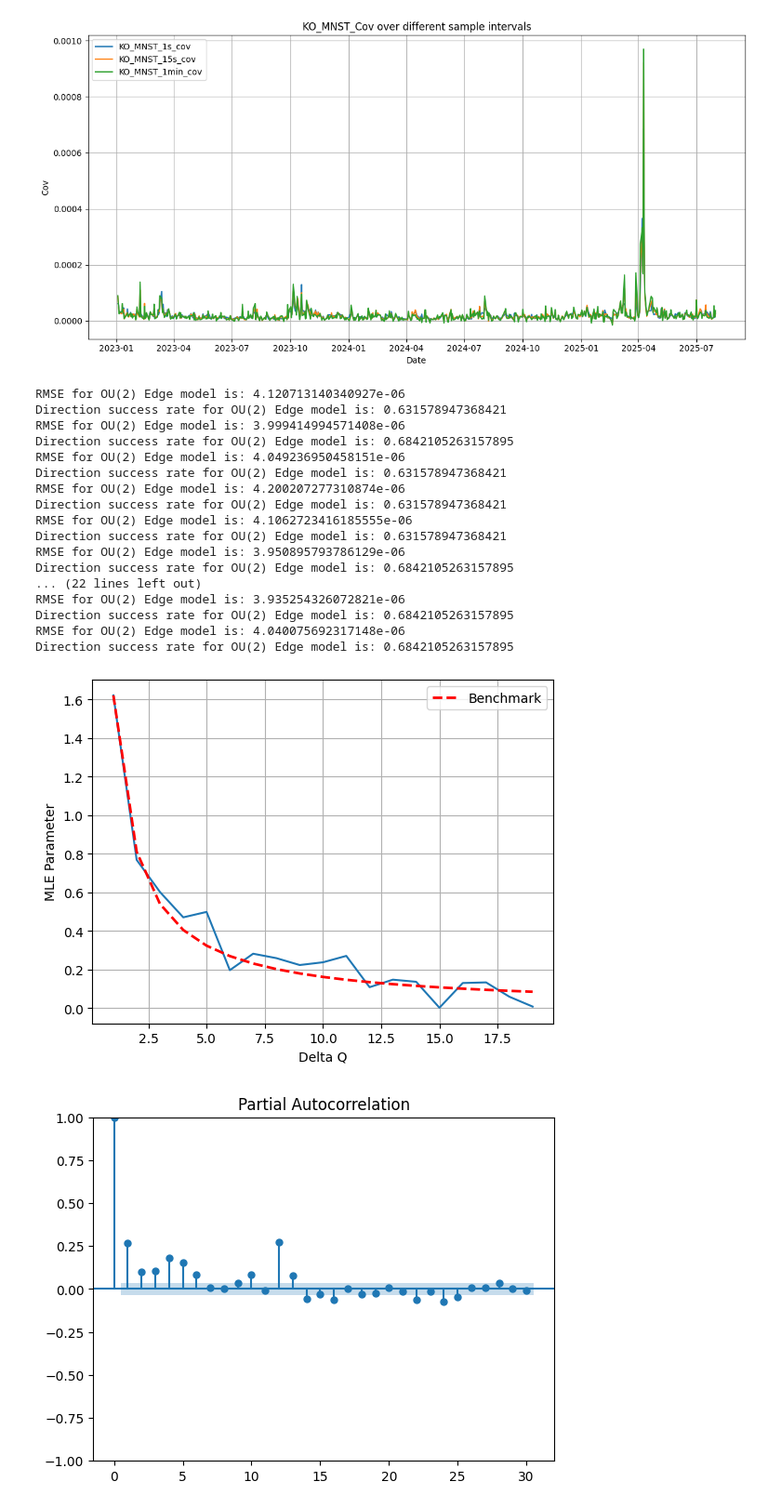
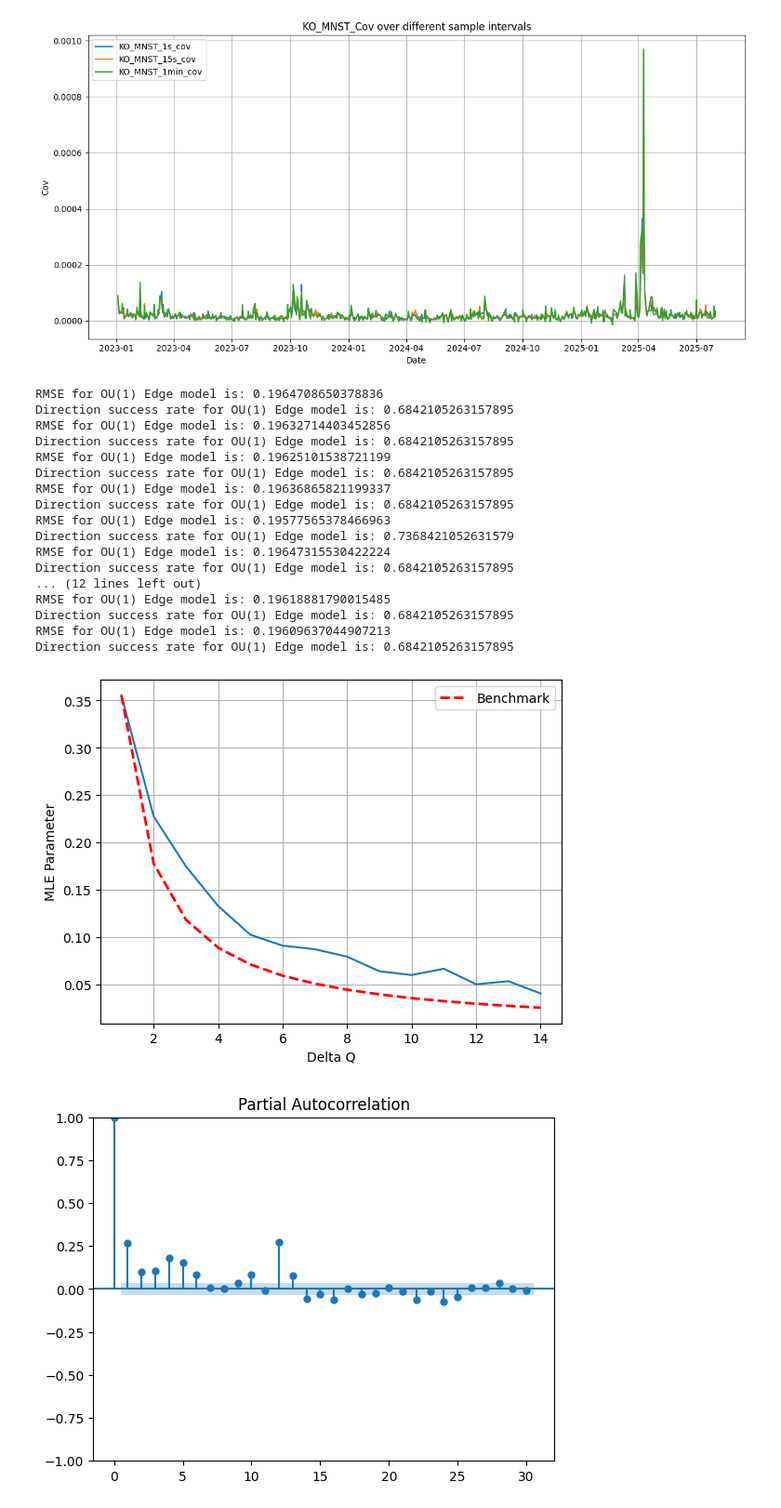
Before and after one commit to jiamingchen13/GraphOUEdge, a Jupyter notebook: Untitled.ipynb, the cells around one changed output. Shown at 93% size. Cells and saved outputs as stored; diff of their text form; code cells hidden in the pictures.

```diff
--- a/Untitled.ipynb
+++ b/Untitled.ipynb
@@ -141,10 +141,10 @@ plt.show()
 forecast_step = 1
 
 # Set hyperparameter gamma
-gamma = 21
+gamma = 11
 
 # Load the correlation data
-data = np.load('./data/LOBSTERdata/output/train/aggregate/cov.npz', allow_pickle=True)
+data = np.load('./data/LOBSTERdata/output/train/aggregate/corr.npz', allow_pickle=True)
 index = pd.to_datetime(data['timestamps'])
 corr_data = pd.DataFrame({key: data[key] for key in data.files if key != 'timestamps'}, index=index)
 
@@ -163,7 +163,7 @@ delta = 15
 Q_ = np.append(P_[::delta], P_[-1]) if (Y.shape[1] - 1) % delta != 0 else P_[::delta]
 
 # Testing data
-test_data = np.load('./data/LOBSTERdata/output/test/aggregate/cov.npz', allow_pickle=True)
+test_data = np.load('./data/LOBSTERdata/output/test/aggregate/corr.npz', allow_pickle=True)
 test_index = pd.to_datetime(test_data['timestamps'])
 test_corr_data = pd.DataFrame({key: test_data[key] for key in test_data.files if key != 'timestamps'}, index=test_index)
 test_Y = test_corr_data[Adj[1]].T
@@ -172,38 +172,38 @@ test_size = test_set.shape[0]
 # %%
 P_ = np.array([i for i in range(Y.shape[1])])
 param = []
 
-for j in range(1,20):
+for j in range(1,15):
     Q_ = np.append(P_[::j], P_[-1]) if (Y.shape[1] - 1) % j != 0 else P_[::j]
-    param.append(OU_edge_model(Y, test_set, K, test_size, forecast_step, [1,1], C, jump_activity, P_, Q_, gamma, is_global=False, print_param = True, is_single=True).reshape(-1))
+    param.append(OU_edge_model(Y, test_set, K, test_size, forecast_step, [1], C, jump_activity, P_, Q_, gamma, is_global=False, print_param = True, is_single=True).reshape(-1))
 
 df = pd.DataFrame(param)[0]
 plt.plot(df.index+1, df)
 plt.plot(df.index+1, df[0]/(df.index+1), color="red", linestyle="--", linewidth=2, label="Benchmark")
 plt.xlabel("Delta Q")
 plt.ylabel("MLE Parameter")
 plt.legend()
 plt.grid(True)
 plt.show()
 # %% [output]
-RMSE for OU(2) Edge model is: 4.120713140340927e-06
-Direction success rate for OU(2) Edge model is: 0.631578947368421
-RMSE for OU(2) Edge model is: 3.999414994571408e-06
-Direction success rate for OU(2) Edge model is: 0.6842105263157895
-RMSE for OU(2) Edge model is: 4.049236950458151e-06
-Direction success rate for OU(2) Edge model is: 0.631578947368421
-RMSE for OU(2) Edge model is: 4.200207277310874e-06
-Direction success rate for OU(2) Edge model is: 0.631578947368421
-RMSE for OU(2) Edge model is: 4.1062723416185555e-06
-Direction success rate for OU(2) Edge model is: 0.631578947368421
-RMSE for OU(2) Edge model is: 3.950895793786129e-06
-Direction success rate for OU(2) Edge model is: 0.6842105263157895
-... (22 lines left out)
-RMSE for OU(2) Edge model is: 3.935254326072821e-06
-Direction success rate for OU(2) Edge model is: 0.6842105263157895
-RMSE for OU(2) Edge model is: 4.040075692317148e-06
-Direction success rate for OU(2) Edge model is: 0.6842105263157895
+RMSE for OU(1) Edge model is: 0.1964708650378836
+Direction success rate for OU(1) Edge model is: 0.6842105263157895
+RMSE for OU(1) Edge model is: 0.19632714403452856
+Direction success rate for OU(1) Edge model is: 0.6842105263157895
+RMSE for OU(1) Edge model is: 0.19625101538721199
+Direction success rate for OU(1) Edge model is: 0.6842105263157895
+RMSE for OU(1) Edge model is: 0.19636865821199337
+Direction success rate for OU(1) Edge model is: 0.6842105263157895
+RMSE for OU(1) Edge model is: 0.19577565378466963
+Direction success rate for OU(1) Edge model is: 0.7368421052631579
+RMSE for OU(1) Edge model is: 0.19647315530422224
+Direction success rate for OU(1) Edge model is: 0.6842105263157895
+... (12 lines left out)
+RMSE for OU(1) Edge model is: 0.19618881790015485
+Direction success rate for OU(1) Edge model is: 0.6842105263157895
+RMSE for OU(1) Edge model is: 0.19609637044907213
+Direction success rate for OU(1) Edge model is: 0.6842105263157895
-[figure, old version]
+[figure, new version]
 # %%
 plot_pacf(Y.iloc[0], lags=30)
 # %% [output]
```
